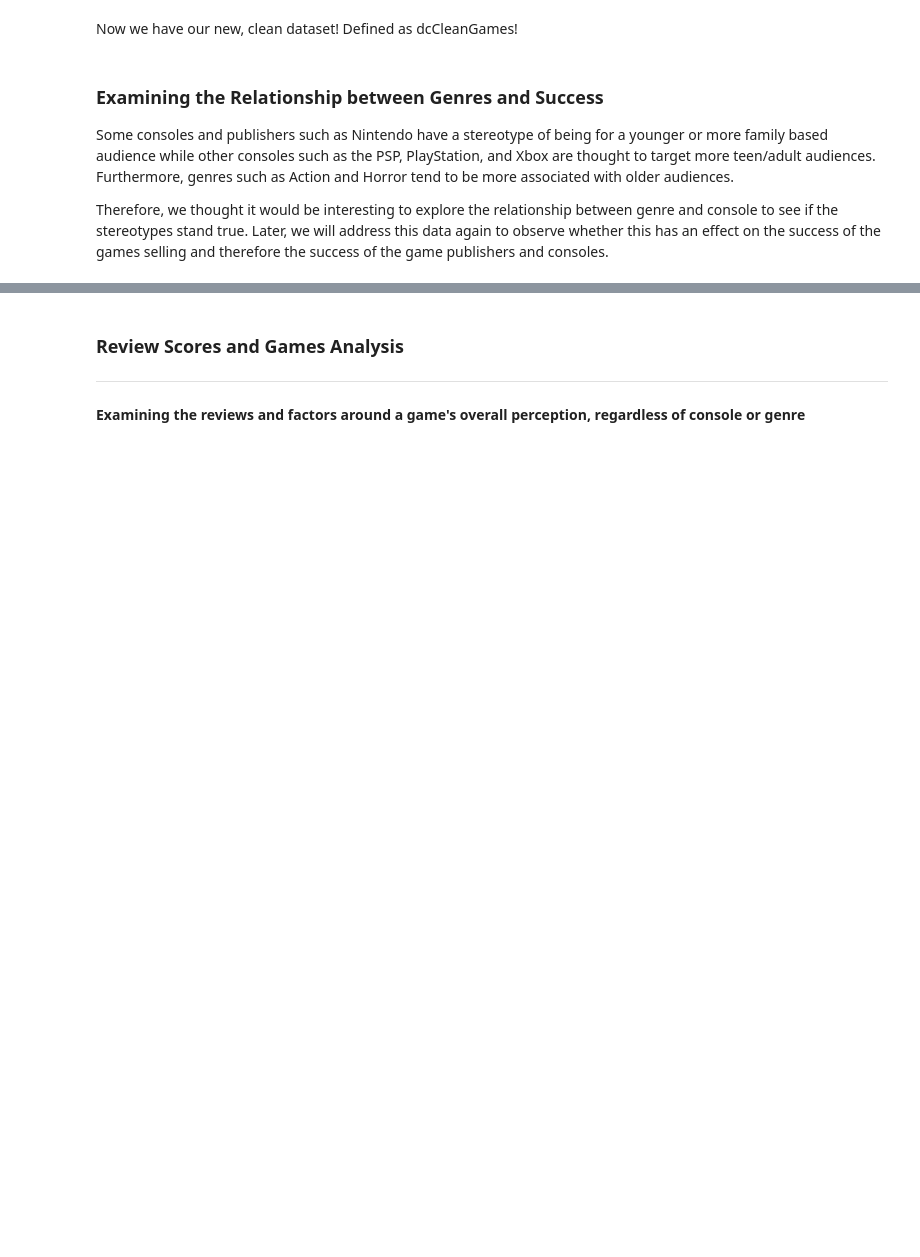
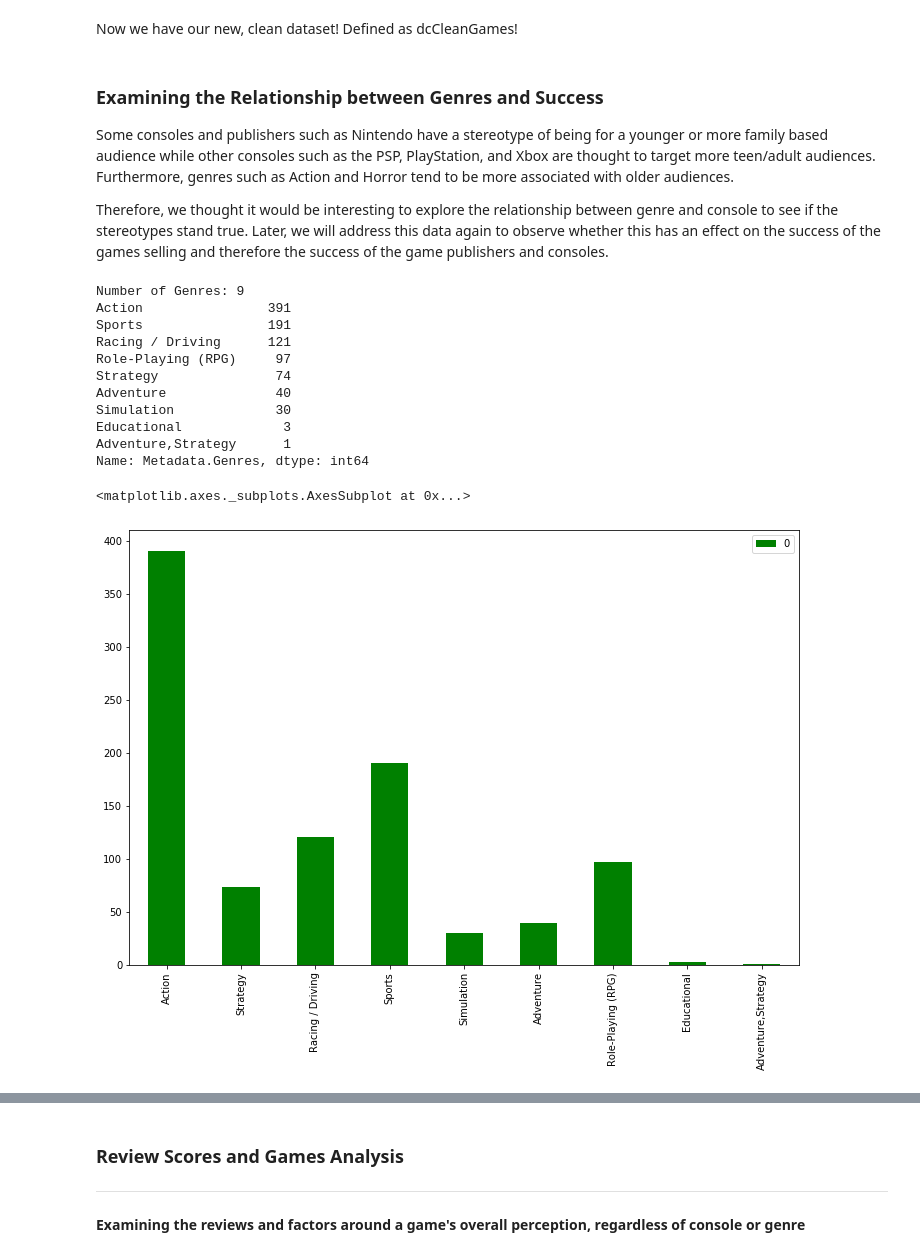
Before and after one commit to RadArcadeKid/probability-final, a Jupyter notebook: FinalProject_Pantleo_Henson_checkpoint2.ipynb, the cells around one changed output, grey strips where cells are left out. Drawn from its saved outputs; the diff is of its cells as text; code cells hidden in the pictures; blank space fills up the shorter version.

```diff
--- a/FinalProject_Pantleo_Henson_checkpoint2.ipynb
+++ b/FinalProject_Pantleo_Henson_checkpoint2.ipynb
@@ -112,3 +114,26 @@ Now we have our new, clean dataset! Defined as dcCleanGames!
 Some consoles and publishers such as Nintendo have a stereotype of being for a younger or more family based audience while other consoles such as the PSP, PlayStation, and Xbox are thought to target more teen/adult audiences. Furthermore, genres such as Action and Horror tend to be more associated with older audiences.
 
 Therefore, we thought it would be interesting to explore the relationship between genre and console to see if the stereotypes stand true. Later, we will address this data again to observe whether this has an effect on the success of the games selling and therefore the success of the game publishers and consoles.
+# %%
+from collections import Counter
+
+print("Number of Genres:", dfCleanGames["Metadata.Genres"].nunique())
+print(dfCleanGames["Metadata.Genres"].value_counts())
+
+l_counts = Counter(dfCleanGames["Metadata.Genres"])
+dfPubs = pd.DataFrame.from_dict(l_counts, orient='index')
+dfPubs.plot(kind='bar', figsize =(12,8), color="Green")
+# %% [output]
+Number of Genres: 9
+Action                391
+Sports                191
+Racing / Driving      121
+Role-Playing (RPG)     97
+Strategy               74
+Adventure              40
+Simulation             30
+Educational             3
+Adventure,Strategy      1
+Name: Metadata.Genres, dtype: int64
+<matplotlib.axes._subplots.AxesSubplot at 0x...>
+[figure, added]
```
Also changed, not shown: parts of 18 cells of this notebook.
